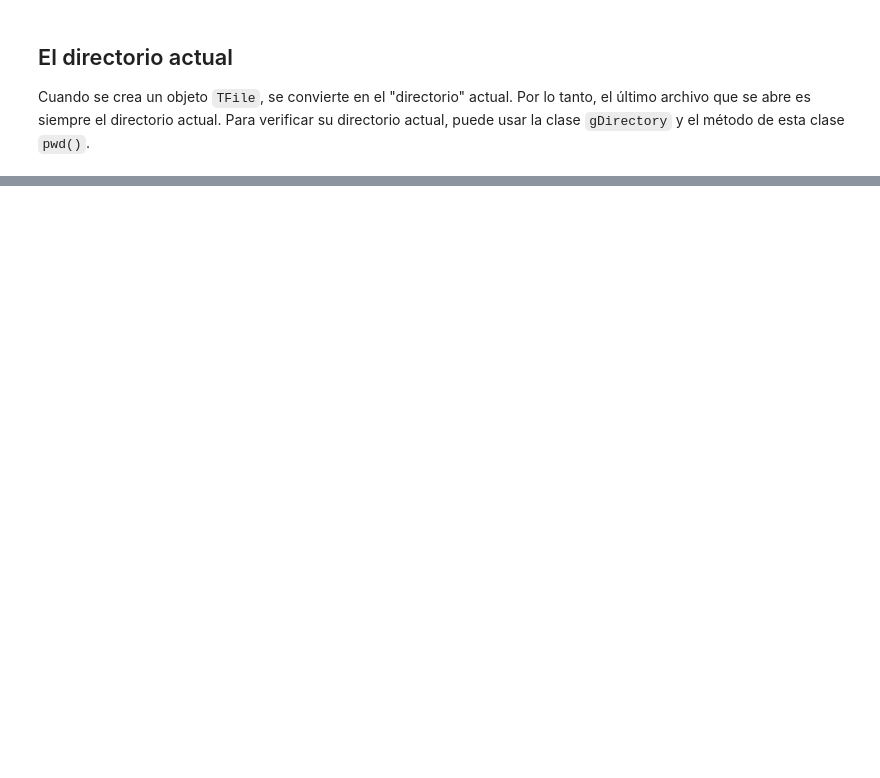
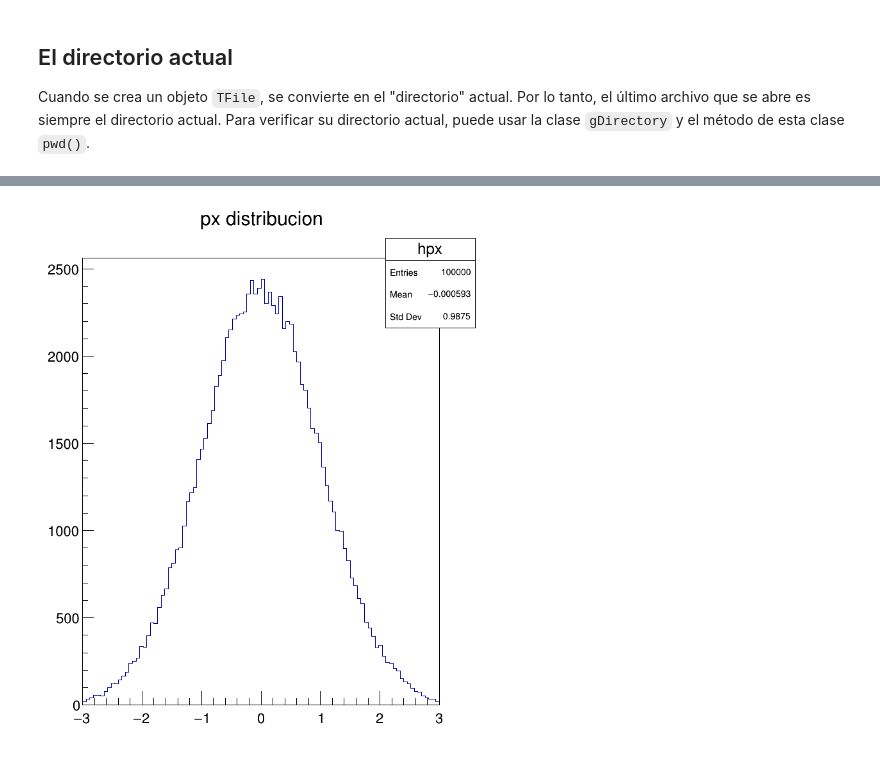
Before and after one commit to casfisica/Fisica_Computacional-1_2020-II, a Jupyter notebook: pyROOT_TFile_Tree.ipynb, the cells around one changed output, grey strips where cells are left out. Cells and saved outputs as stored; diff of their text form; code cells hidden in the pictures; blank space fills up the shorter version.

```diff
--- a/pyROOT_TFile_Tree.ipynb
+++ b/pyROOT_TFile_Tree.ipynb
@@ -151,0 +458,4 @@ En el capítulo "Entrada / Salida", vimos cómo se pueden guardar los objetos en
+# %%
+# Creemos dos histogramas para mostrar dos de las variables
+hpx = TH1F("hpx","px distribucion",100,-3,3);
+hpxpy = TH2F("hpxpy","py vs px",30,-3,3,30,-3,3);
@@ -151,0 +470,2 @@ En el capítulo "Entrada / Salida", vimos cómo se pueden guardar los objetos en
+# %%
+c1 = TCanvas( 'c1', 'My First Data example', 200, 10, 700, 900 )
@@ -151,0 +474,5 @@ En el capítulo "Entrada / Salida", vimos cómo se pueden guardar los objetos en
+# %%
+hpx.Draw()
+c1.Draw()
+# %% [output]
+[figure, added]
```
Also changed, not shown: parts of 45 cells of this notebook.
